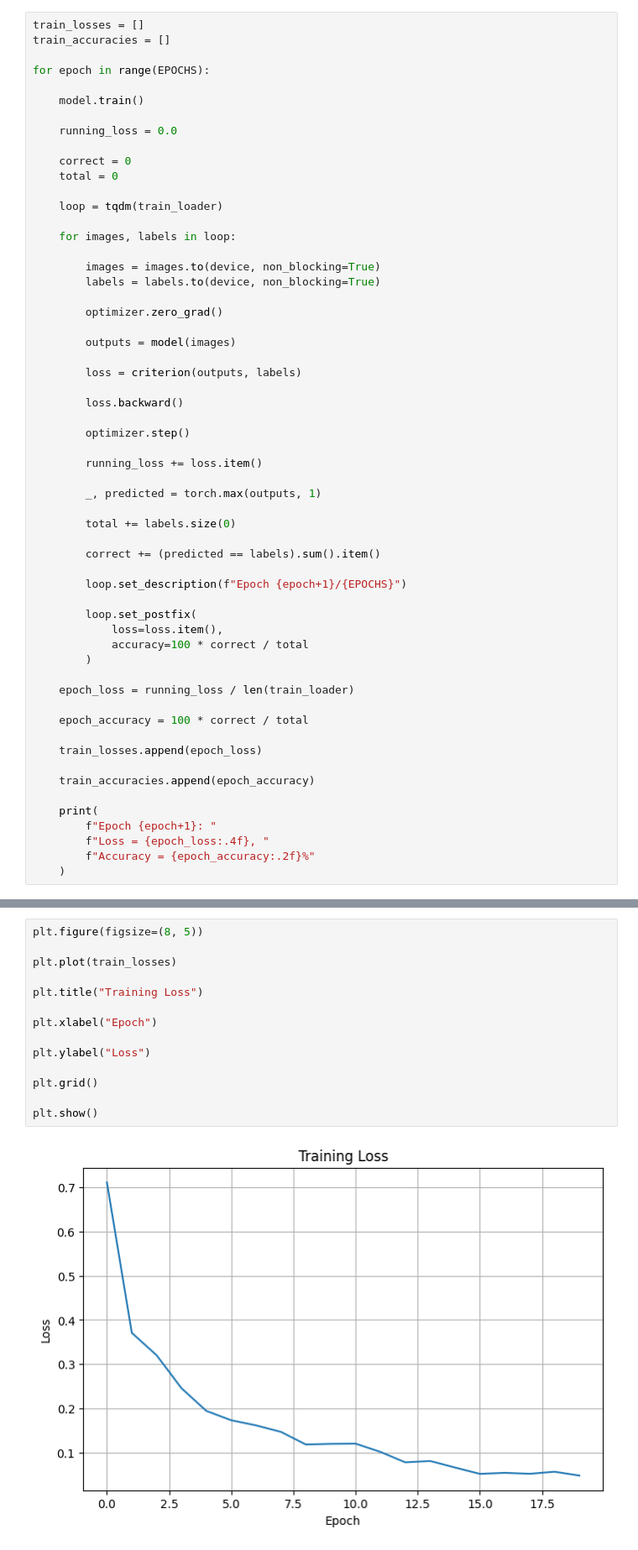
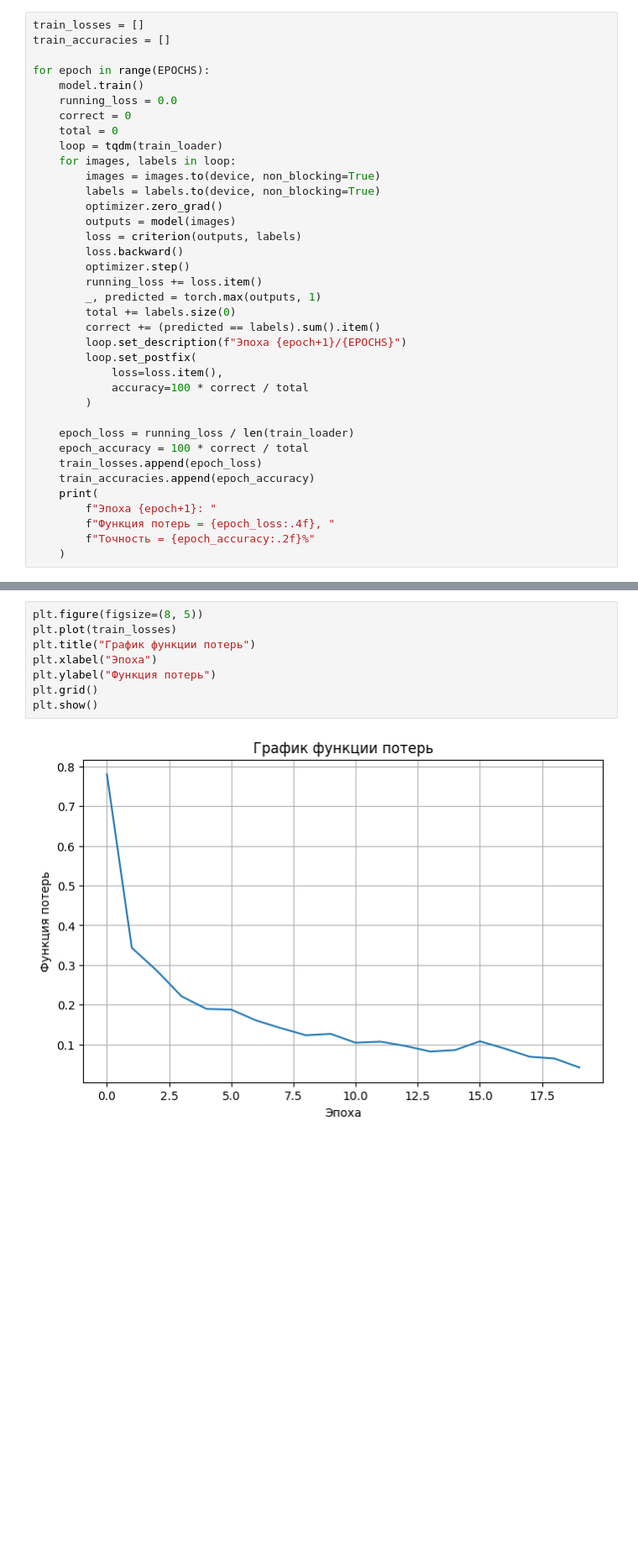
Before and after one commit to delokoseni/IntelligentImageProcessingTechnologies5, a Jupyter notebook: main.ipynb, the cells around one changed output, grey strips where cells are left out. Shown at 84% size. Cells and saved outputs as stored; diff of their text form; blank space fills up the shorter version.

```diff
--- a/main.ipynb
+++ b/main.ipynb
@@ -244,57 +180,36 @@ train_losses = []
 train_accuracies = []
 
 for epoch in range(EPOCHS):
-
     model.train()
-
     running_loss = 0.0
-
     correct = 0
     total = 0
-
     loop = tqdm(train_loader)
-
     for images, labels in loop:
-
         images = images.to(device, non_blocking=True)
         labels = labels.to(device, non_blocking=True)
-
         optimizer.zero_grad()
-
         outputs = model(images)
-
         loss = criterion(outputs, labels)
-
         loss.backward()
-
         optimizer.step()
-
         running_loss += loss.item()
-
         _, predicted = torch.max(outputs, 1)
-
         total += labels.size(0)
-
         correct += (predicted == labels).sum().item()
-
-        loop.set_description(f"Epoch {epoch+1}/{EPOCHS}")
-
+        loop.set_description(f"Эпоха {epoch+1}/{EPOCHS}")
         loop.set_postfix(
             loss=loss.item(),
             accuracy=100 * correct / total
         )
 
     epoch_loss = running_loss / len(train_loader)
-
     epoch_accuracy = 100 * correct / total
-
     train_losses.append(epoch_loss)
-
     train_accuracies.append(epoch_accuracy)
-
     print(
-        f"Epoch {epoch+1}: "
-        f"Loss = {epoch_loss:.4f}, "
-        f"Accuracy = {epoch_accuracy:.2f}%"
+        f"Эпоха {epoch+1}: "
+        f"Функция потерь = {epoch_loss:.4f}, "
+        f"Точность = {epoch_accuracy:.2f}%"
     )
 # %% [output]
@@ -313,19 +228,13 @@ Epoch 12: Loss = 0.1021, Accuracy = 96.40%
 ... (8 outputs left out)
 # %%
 plt.figure(figsize=(8, 5))
-
 plt.plot(train_losses)
-
-plt.title("Training Loss")
-
-plt.xlabel("Epoch")
-
-plt.ylabel("Loss")
-
+plt.title("График функции потерь")
+plt.xlabel("Эпоха")
+plt.ylabel("Функция потерь")
 plt.grid()
-
 plt.show()
 # %% [output]
-[figure, old version]
+[figure, new version]
 # %%
 plt.figure(figsize=(8, 5))
```
Also changed, not shown: parts of 11 cells of this notebook.
